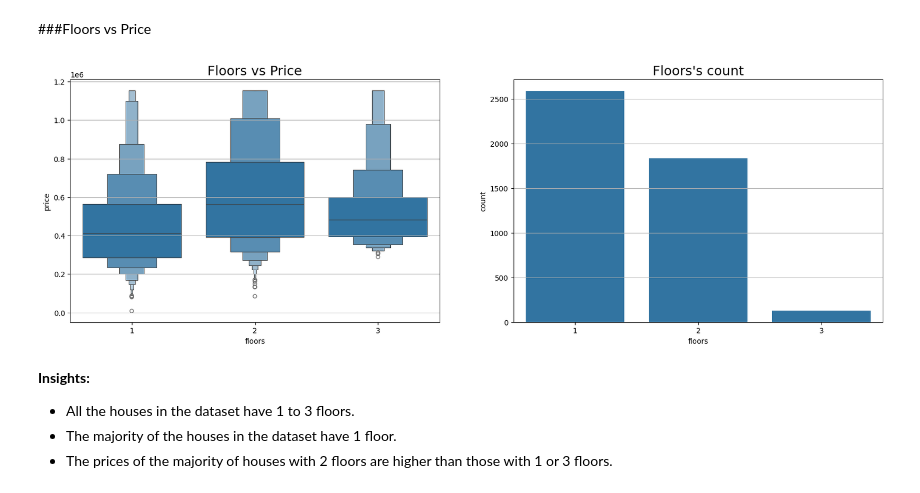
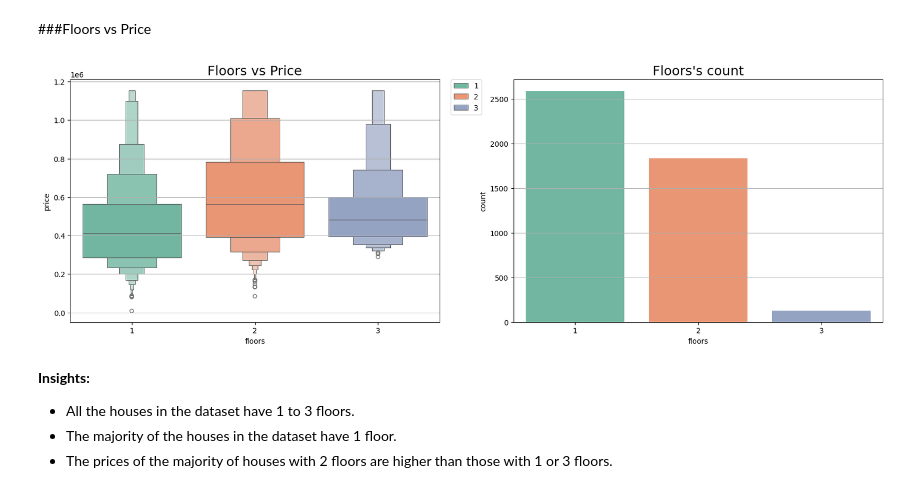
Before and after one commit to MuneefMumthas/CO538-Muneef-22206529, a Jupyter notebook: CO538_CW1_MLProject_Muneef_22206529.ipynb, the cells around one changed output. Saved outputs shown, nothing was run; the diff lists cells and outputs as text; code cells hidden in the pictures.

Commit message:
changed the research question tiny bit, Removed DNN, added proper plots for accuracy, made the eda colourful, started working on other algorithms.

```diff
--- a/CO538_CW1_MLProject_Muneef_22206529.ipynb
+++ b/CO538_CW1_MLProject_Muneef_22206529.ipynb
@@ -363,21 +373,22 @@ plt.show()
 # %%
 plt.figure(figsize=(20, 6))
 
 # Boxen plot for floors vs price
 plt.subplot(1, 2, 1)
 plt.grid(True)
-ax = sns.boxenplot(data=df, x='floors', y='price')
+ax = sns.boxenplot(data=df, x='floors', y='price', hue='floors', palette='Set2')
 ax.set_title('Floors vs Price', fontdict={'fontsize': 18})
+ax.legend(bbox_to_anchor=(1.03, 1), loc='upper left', borderaxespad=0.)
 
 # Countplot for floors
 plt.subplot(1, 2, 2)
 plt.grid(True)
-ax = sns.countplot(x=df['floors'])
+ax = sns.countplot(x=df['floors'], hue=df['floors'], palette='Set2', legend=False)
 ax.set_title('Floors\'s count', fontdict={'fontsize': 18})
 
 plt.show()
 # %% [output]
-[figure, old version]
+[figure, new version]
 # %% [markdown]
 **Insights:**
 - All the houses in the dataset have 1 to 3 floors.
```
Also changed, not shown: parts of 59 cells of this notebook.
